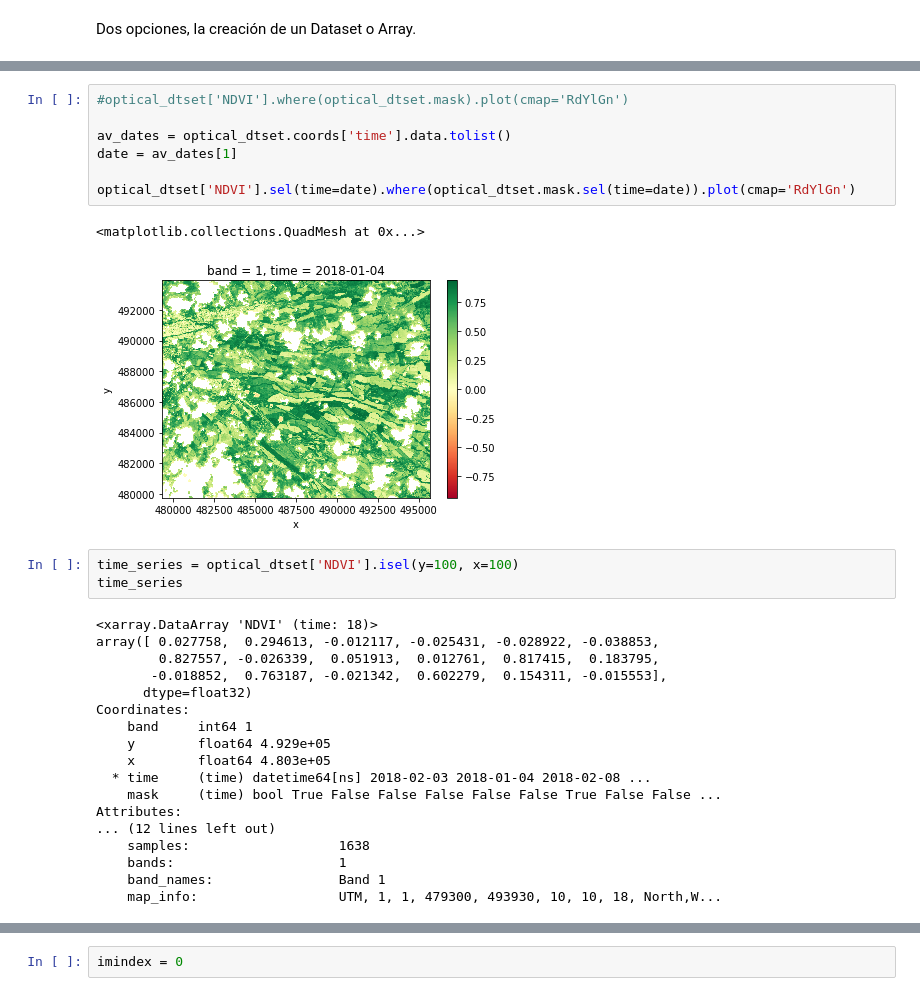
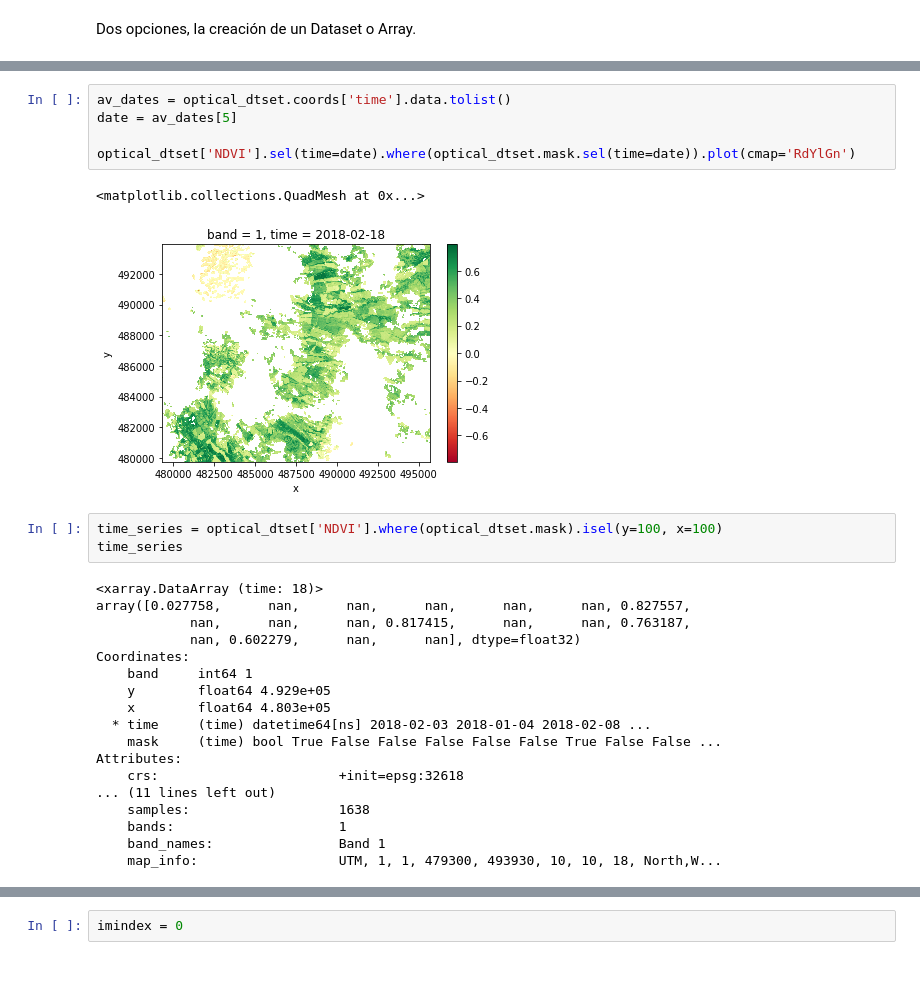
Before and after one commit to alexsalr/ciat_monitor_crops, a Jupyter notebook: Load&Analysis_test.ipynb, the cells around one changed output, grey strips where cells are left out. Drawn from its saved outputs; the diff is of its cells as text.

```diff
--- a/Load&Analysis_test.ipynb
+++ b/Load&Analysis_test.ipynb
@@ -339,22 +325,19 @@ Data variables:
 # %%
-#optical_dtset['NDVI'].where(optical_dtset.mask).plot(cmap='RdYlGn')
-
 av_dates = optical_dtset.coords['time'].data.tolist()
-date = av_dates[1]
+date = av_dates[5]
 
 optical_dtset['NDVI'].sel(time=date).where(optical_dtset.mask.sel(time=date)).plot(cmap='RdYlGn')
 # %% [output]
 <matplotlib.collections.QuadMesh at 0x...>
-[figure, old version]
+[figure, new version]
 # %%
-time_series = optical_dtset['NDVI'].isel(y=100, x=100)
+time_series = optical_dtset['NDVI'].where(optical_dtset.mask).isel(y=100, x=100)
 time_series
 # %% [output]
-<xarray.DataArray 'NDVI' (time: 18)>
-array([ 0.027758,  0.294613, -0.012117, -0.025431, -0.028922, -0.038853,
-        0.827557, -0.026339,  0.051913,  0.012761,  0.817415,  0.183795,
-       -0.018852,  0.763187, -0.021342,  0.602279,  0.154311, -0.015553],
-      dtype=float32)
+<xarray.DataArray (time: 18)>
+array([0.027758,      nan,      nan,      nan,      nan,      nan, 0.827557,
+            nan,      nan,      nan, 0.817415,      nan,      nan, 0.763187,
+            nan, 0.602279,      nan,      nan], dtype=float32)
 Coordinates:
     band     int64 1
     y        float64 4.929e+05
@@ -362,7 +345,8 @@ Coordinates:
   * time     (time) datetime64[ns] 2018-02-03 2018-01-04 2018-02-08 ...
     mask     (time) bool True False False False False False True False False ...
 Attributes:
-... (12 lines left out)
+    crs:                       +init=epsg:32618
+... (11 lines left out)
     samples:                   1638
     bands:                     1
     band_names:                Band 1
```
Also changed, not shown: parts of 30 cells of this notebook, 6 other files.
